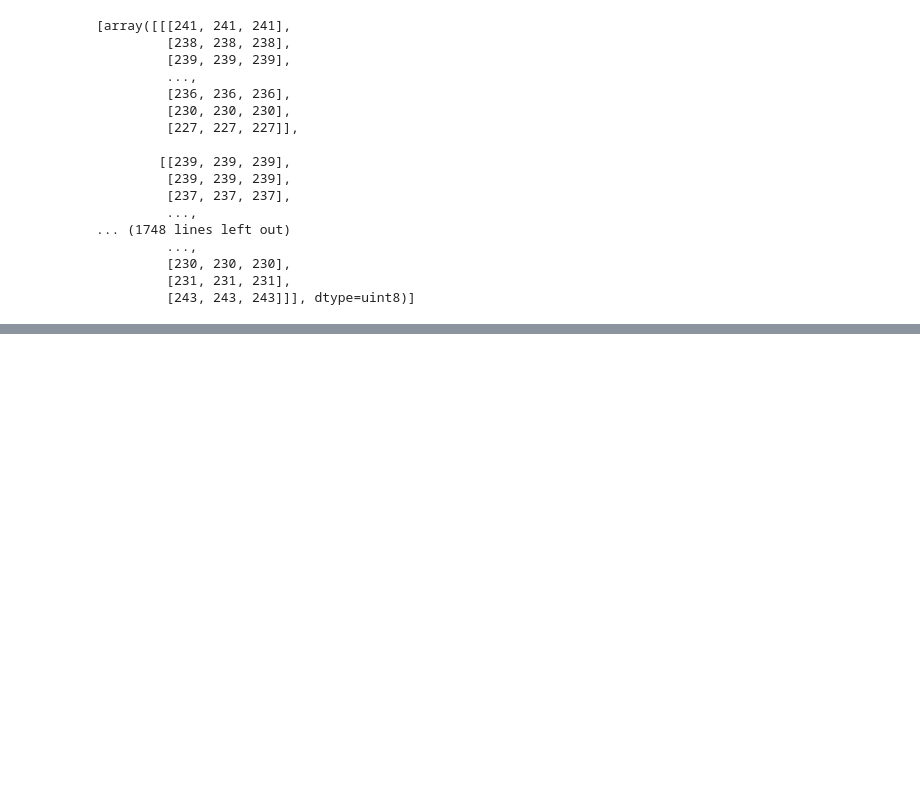
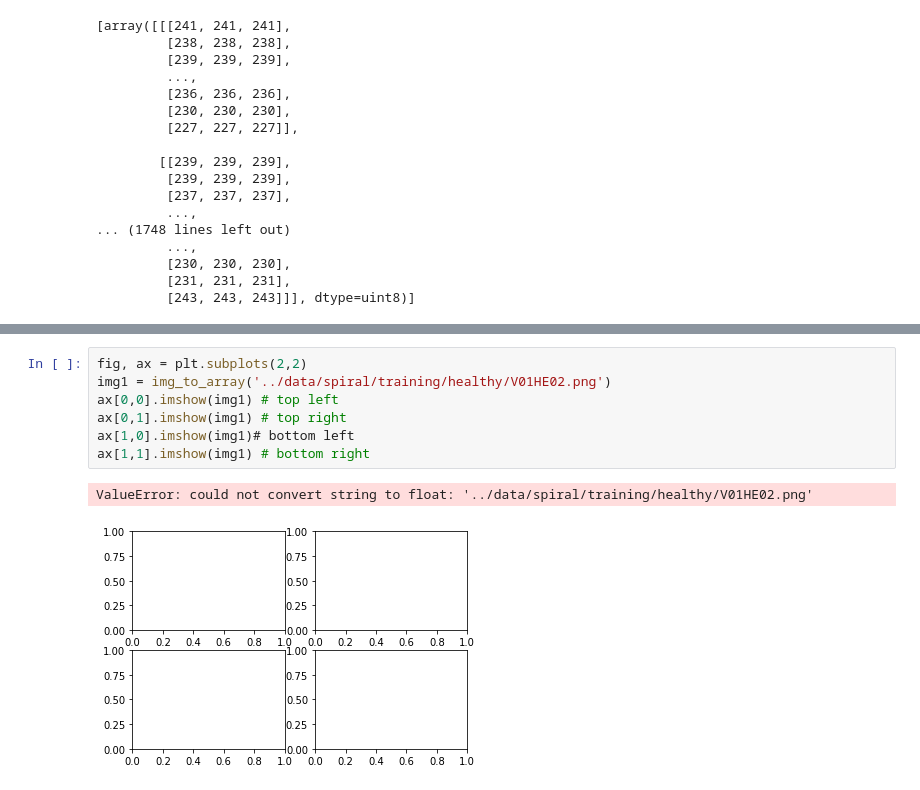
Before and after one commit to gina-santana/Parkinsons_image_classification, a Jupyter notebook: notebooks/acquisition_eda.ipynb, the cells around one changed output, grey strips where cells are left out. Saved outputs shown, nothing was run; the diff lists cells and outputs as text; blank space fills up the shorter version.

```diff
--- a/notebooks/acquisition_eda.ipynb
+++ b/notebooks/acquisition_eda.ipynb
@@ -89,0 +154,10 @@ wave_training_parkinsons
+# %%
+fig, ax = plt.subplots(2,2)
+img1 = img_to_array('../data/spiral/training/healthy/V01HE02.png')
+ax[0,0].imshow(img1) # top left
+ax[0,1].imshow(img1) # top right
+ax[1,0].imshow(img1)# bottom left
+ax[1,1].imshow(img1) # bottom right
+# %% [output]
+ValueError: could not convert string to float: '../data/spiral/training/healthy/V01HE02.png'
+[figure, added]
```
Also changed, not shown: parts of 6 cells of this notebook.
